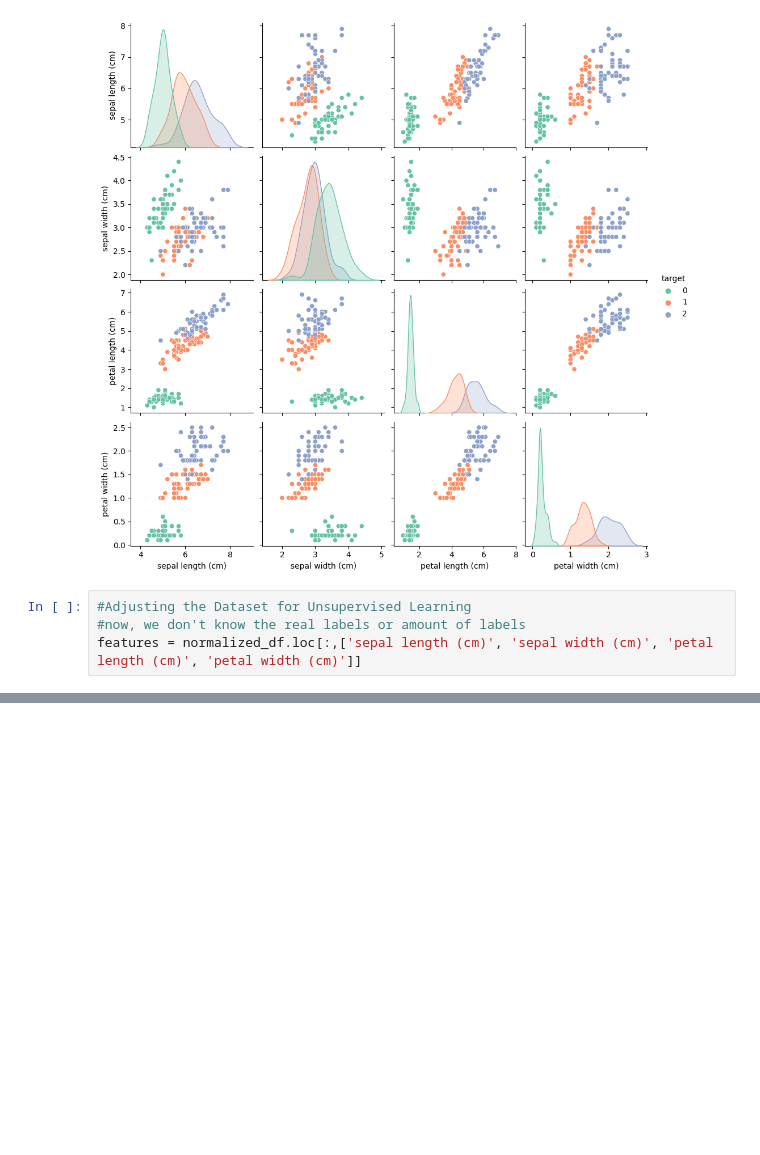
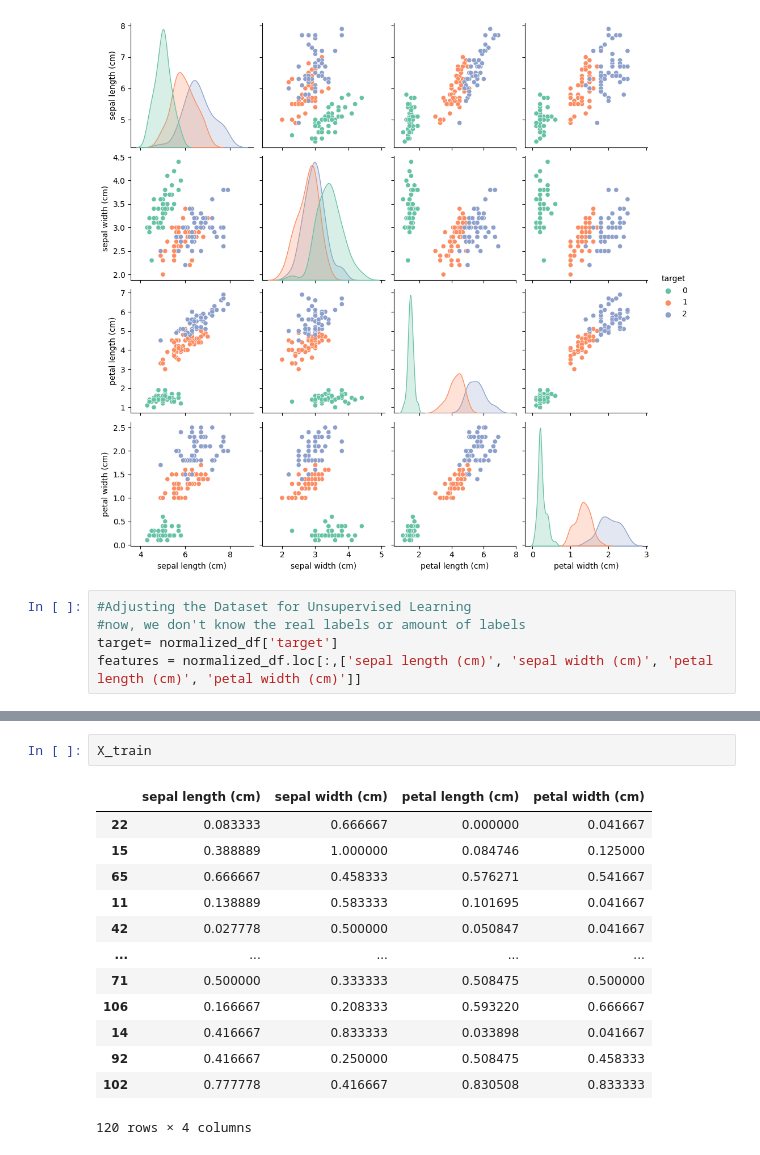
Before and after one commit to Ruvindya/Machine-Learning, a Jupyter notebook: Nearest_Neighbors_Algorithm.ipynb, the cells around one changed output, grey strips where cells are left out. Drawn from its saved outputs; the diff is of its cells as text; blank space fills up the shorter version.

```diff
--- a/Nearest_Neighbors_Algorithm.ipynb
+++ b/Nearest_Neighbors_Algorithm.ipynb
@@ -135,4 +136,5 @@ plt.show()
 # %%
 #Adjusting the Dataset for Unsupervised Learning
 #now, we don't know the real labels or amount of labels
+target= normalized_df['target']
 features = normalized_df.loc[:,['sepal length (cm)', 'sepal width (cm)', 'petal length (cm)', 'petal width (cm)']]
@@ -182,0 +212,16 @@ array([[1., 0., 0., ..., 0., 0., 0.],
+# %%
+X_train
+# %% [output]
+|  | sepal length (cm) | sepal width (cm) | petal length (cm) | petal width (cm) |
+| 22 | 0.083333 | 0.666667 | 0.000000 | 0.041667 |
+| 15 | 0.388889 | 1.000000 | 0.084746 | 0.125000 |
+| 65 | 0.666667 | 0.458333 | 0.576271 | 0.541667 |
+| 11 | 0.138889 | 0.583333 | 0.101695 | 0.041667 |
+| 42 | 0.027778 | 0.500000 | 0.050847 | 0.041667 |
+| ... | ... | ... | ... | ... |
+| 71 | 0.500000 | 0.333333 | 0.508475 | 0.500000 |
+| 106 | 0.166667 | 0.208333 | 0.593220 | 0.666667 |
+| 14 | 0.416667 | 0.833333 | 0.033898 | 0.041667 |
+| 92 | 0.416667 | 0.250000 | 0.508475 | 0.458333 |
+| 102 | 0.777778 | 0.416667 | 0.830508 | 0.833333 |
+120 rows × 4 columns
```
Also changed, not shown: parts of 10 cells of this notebook.
